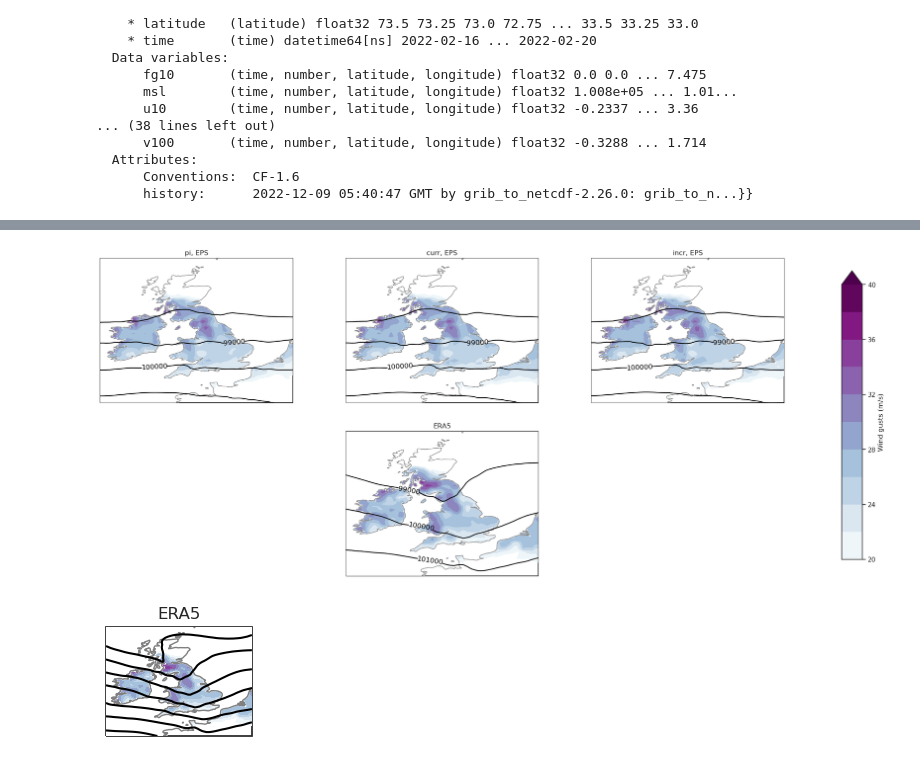
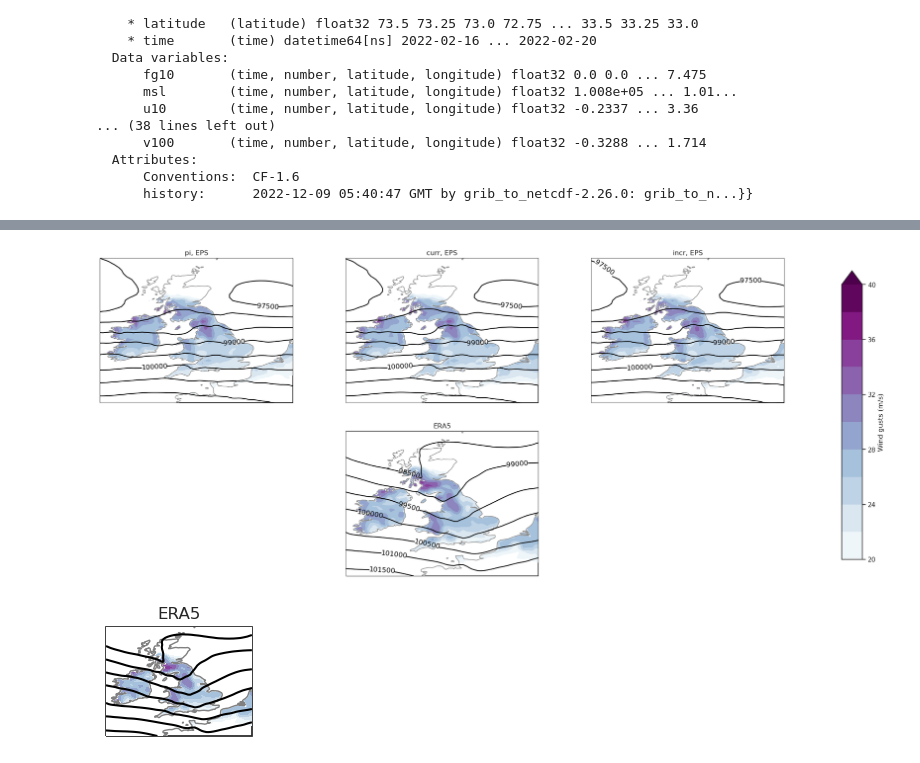
Before and after one commit to deviterra/storm_dudley, a Jupyter notebook: file/00_wind_gusts_plot.ipynb, the cells around one changed output, grey strips where cells are left out. Saved outputs shown, nothing was run; the diff lists cells and outputs as text; code cells hidden in the pictures.

Commit message:
new figures for all

```diff
--- a/file/00_wind_gusts_plot.ipynb
+++ b/file/00_wind_gusts_plot.ipynb
@@ -216,6 +218,3 @@ lat_e = [60.  , 59.75, 59.5 , 59.25, 59.  , 58.75, 58.5 , 58.25, 58.  , 57.75,
        55.  , 54.75, 54.5 , 54.25, 54.  , 53.75, 53.5 , 53.25, 53.  , 52.75,
        52.5 , 52.25, 52.  , 51.75, 51.5 , 51.25, 51.  , 50.75, 50.5 , 50.25,
        50.  , 49.75, 49.5 , 49.25, 49.  , 48.75, 48.5 , 48.25, 48.  ]
-# %%
-lon_e = era5_GUST['latitude']
-lon_e
@@ -238,7 +258,7 @@ uk = [-11, 5, 48, 60]
 level = list(range(0,40,3))
 fig = plt.figure(1, figsize=(25, 10))
 clevs_fg10 = np.linspace(20, 40, 11)  # 17
-clevs_msl = np.linspace(96000,104000,9)
+clevs_msl = np.linspace(95000,105000,21)
 projection = ccrs.PlateCarree()
 
 lat = da['pi']['pi'].sel(time='2022-02-16 12').latitude.values
@@ -255,34 +275,34 @@ for num, e in enumerate(experiments):
     cf = ax.contourf(lon, lat, wd[e], clevs_fg10, cmap=plt.cm.BuPu,
                     transform=projection, zorder = 10, extend = 'max')
     cs = ax.contour(lon,lat, pres[e], clevs_msl, colors='black',
                         transform=projection, zorder = 16)
     plt.clabel(cs, fmt='%d')
     ax.set_title(e+", EPS")
 
 
 #subplot of era5
 era5_GUST.sel(time='2022-02-16')
 ax_era5 = plt.subplot(2,3,5,projection = projection)
 ax_era5.set_extent(uk, projection)
 ax_era5.add_feature(cfeature.COASTLINE.with_scale('50m'), color = 'grey', zorder = 14)
 ax_era5.add_feature(cfeature.OCEAN, zorder=12, color = 'white')  #zorder > 10
 
 cf = ax_era5.contourf(lon_e, lat_e, era5_GUST.sel(time='2022-02-16'), clevs_fg10, cmap=plt.cm.BuPu,
                 transform=projection, zorder = 10, extend = 'max')
 cs = ax_era5.contour(lon_e,lat_e, era5_MSL.sel(time='2022-02-16'), clevs_msl, colors='black',
                     transform=projection, zorder = 16)
 plt.clabel(cs, fmt='%d')
 ax_era5.set_title('ERA5')
 
 
 fig.subplots_adjust(right=0.8)
 cbar_ax = fig.add_axes([0.85, 0.15, 0.02, 0.7])
 fig.colorbar(cf, cax=cbar_ax, label='Wind gusts (m/s)', extend = 'max')
 
 plt.savefig('figures/00_wind_gusts_inidate'+'2022-02-16'+'.png')
 plt.savefig('figures/00_wind_gusts_inidate'+'2022-02-16'+'.png')
 # %% [output]
-[figure, old version]
+[figure, new version]
 # %%
 # %% [output]
 [figure]
```
Also changed, not shown: parts of 4 cells of this notebook, 11 other files.
